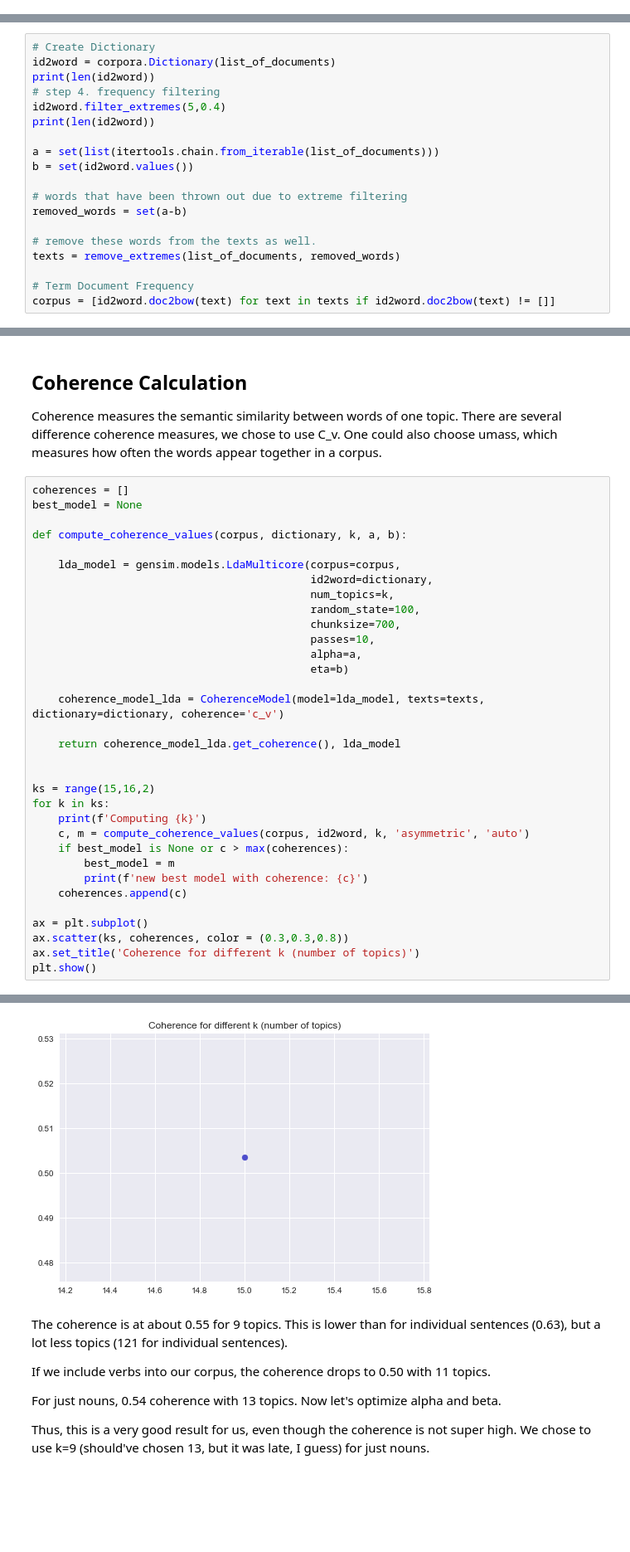
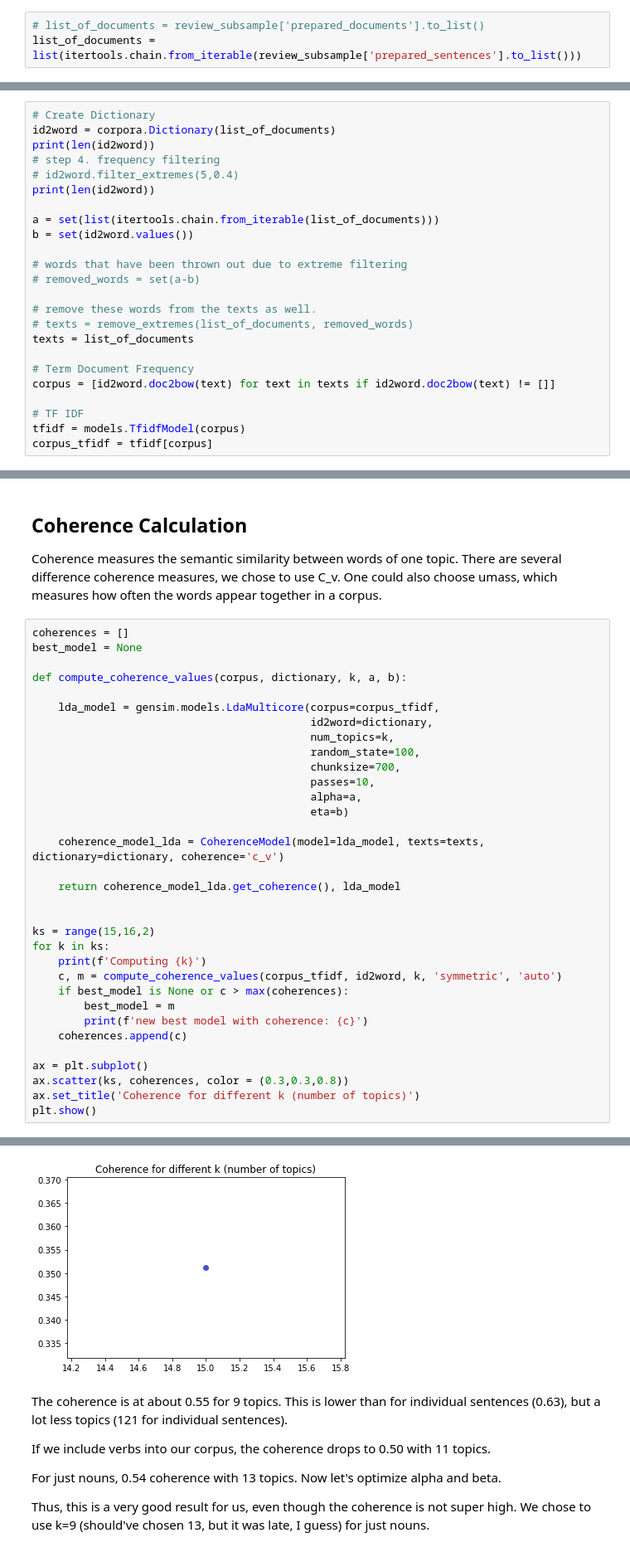
Before and after one commit to lhestermeyer/yelp, a Jupyter notebook: notebooks/20_RestaurantRatingChanges.ipynb, the cells around one changed output, grey strips where cells are left out. Shown at 83% size. Cells and saved outputs as stored; diff of their text form; blank space fills up the shorter version.

Commit message:
adapted score.py added tfidf model added new lda model

```diff
--- a/notebooks/20_RestaurantRatingChanges.ipynb
+++ b/notebooks/20_RestaurantRatingChanges.ipynb
@@ -523,3 +523,6 @@ list_of_documents = review_subsample['prepared_documents'].to_list()
+# %%
+# list_of_documents = review_subsample['prepared_documents'].to_list()
+list_of_documents = list(itertools.chain.from_iterable(review_subsample['prepared_sentences'].to_list()))
 # %%
 # 4. Remove frequent words with TF-IDF / normal frequency > 50%?
 def remove_extremes(list_of_documents, removed_words: set):
@@ -536,18 +539,23 @@ def remove_extremes(list_of_documents, removed_words: set):
 id2word = corpora.Dictionary(list_of_documents)
 print(len(id2word))
 # step 4. frequency filtering
-id2word.filter_extremes(5,0.4)
+# id2word.filter_extremes(5,0.4)
 print(len(id2word))
 
 a = set(list(itertools.chain.from_iterable(list_of_documents)))
 b = set(id2word.values())
 
 # words that have been thrown out due to extreme filtering
-removed_words = set(a-b)
+# removed_words = set(a-b)
 
 # remove these words from the texts as well.
-texts = remove_extremes(list_of_documents, removed_words)
+# texts = remove_extremes(list_of_documents, removed_words)
+texts = list_of_documents
 
 # Term Document Frequency
 corpus = [id2word.doc2bow(text) for text in texts if id2word.doc2bow(text) != []]
+
+# TF IDF
+tfidf = models.TfidfModel(corpus)
+corpus_tfidf = tfidf[corpus]
 # %% [output]
@@ -567,7 +576,7 @@ best_model = None
 
 def compute_coherence_values(corpus, dictionary, k, a, b):
 
-    lda_model = gensim.models.LdaMulticore(corpus=corpus,
+    lda_model = gensim.models.LdaMulticore(corpus=corpus_tfidf,
                                            id2word=dictionary,
                                            num_topics=k,
                                            random_state=100,
@@ -584,7 +593,7 @@ def compute_coherence_values(corpus, dictionary, k, a, b):
 ks = range(15,16,2)
 for k in ks:
     print(f'Computing {k}')
-    c, m = compute_coherence_values(corpus, id2word, k, 'asymmetric', 'auto')
+    c, m = compute_coherence_values(corpus_tfidf, id2word, k, 'symmetric', 'auto')
     if best_model is None or c > max(coherences):
         best_model = m
         print(f'new best model with coherence: {c}')
@@ -600,4 +609,4 @@ new best model with coherence: 0.5035175100333728
-[figure, old version]
+[figure, new version]
 # %% [markdown]
 The coherence is at about 0.55 for 9 topics. This is lower than for individual sentences (0.63), but a lot less topics (121 for individual sentences).
 
```
Also changed, not shown: parts of 14 cells of this notebook, 7 other files.
